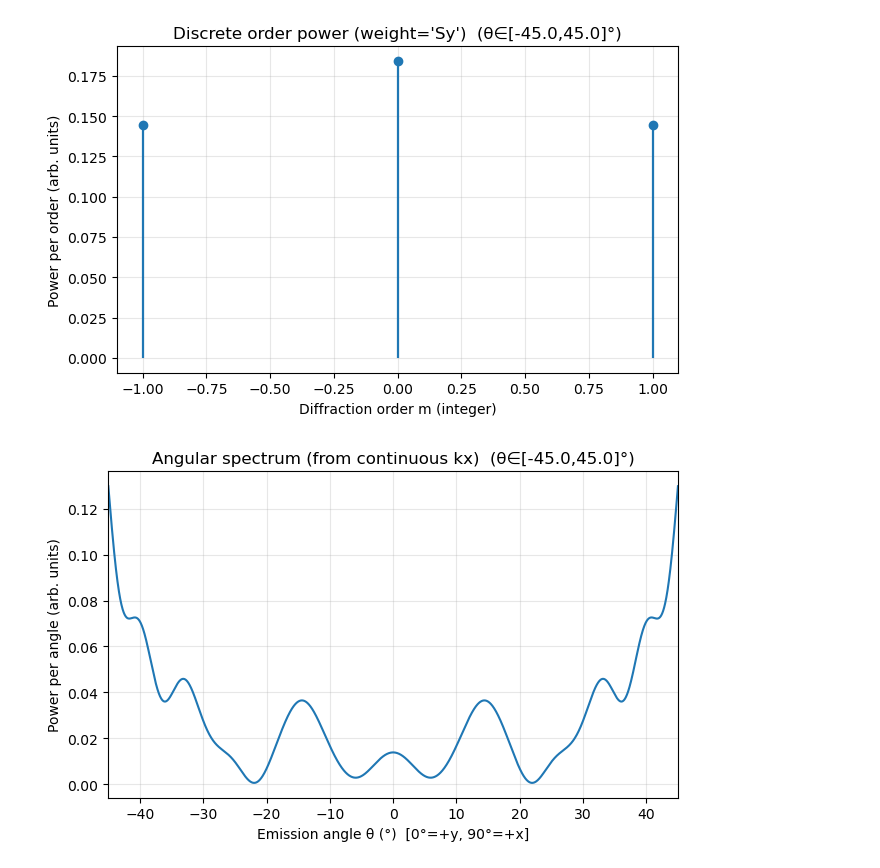
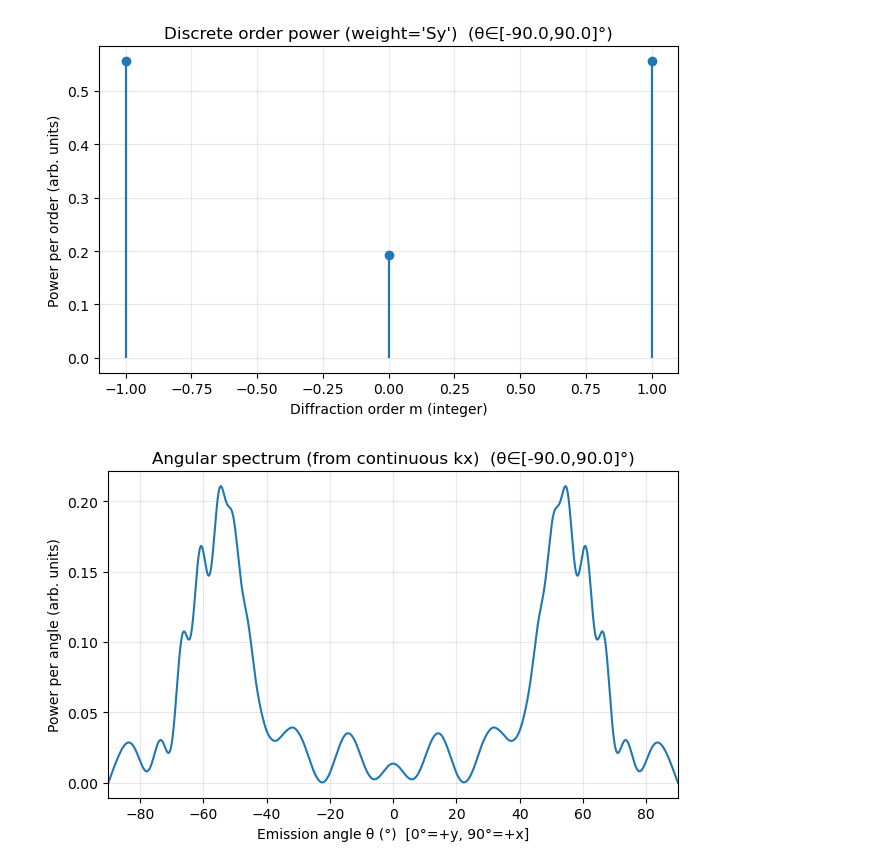
Before and after one commit to M2nion/EIDL, a Jupyter notebook: Tool/Meep/LGD/LGD setup/Mode decomposition/Kyungmin/2025/08/05/Singlelayer/Mode decomposition/FOM fourier field/OLED_Singlelayer_modedecomposition_structureo.ipynb, the cells around one changed output. Cells and saved outputs as stored; diff of their text form; code cells hidden in the pictures.

```diff
--- a/Tool/Meep/LGD/LGD setup/Mode decomposition/Kyungmin/2025/08/05/Singlelayer/Mode decomposition/FOM fourier field/OLED_Singlelayer_modedecomposition_structureo.ipynb
+++ b/Tool/Meep/LGD/LGD setup/Mode decomposition/Kyungmin/2025/08/05/Singlelayer/Mode decomposition/FOM fourier field/OLED_Singlelayer_modedecomposition_structureo.ipynb
@@ -70,8 +70,8 @@ boundary_layers = [
 ]
 # %%
 # 셀 크기 설정
-# cell_size = mp.Vector3(Sx*3, Sy)
-cell_size = mp.Vector3(width_bot_ag*3, Sy)
+decom_size = width_bot_ag*3
+cell_size = mp.Vector3(decom_size, Sy)
 
 # 기본 지오메트리 정의
 geometry = [
@@ -197,7 +197,7 @@ sims = [
 ]
 
 monitor_position_J = mp.Vector3(0, center_y_monitor_position)
-monitor_size = mp.Vector3(width_bot_ag*3, 0)
+monitor_size = mp.Vector3(decom_size, 0)
 
 dft_monitor = sims[0].add_dft_fields([mp.Ez], fcen,0,1, center = monitor_position_J, size = monitor_size, yee_grid=True)
 
@@ -233,7 +233,7 @@ Warning: grid volume is not an integer number of pixels; cell size will be round
 
 # sims[0].run(until_after_sources = mp.stop_when_dft_decayed())
 # sims[0].run(until_after_sources=mp.stop_when_dft_decayed())
-sims[0].run(until=200)
+sims[0].run(until=300)
 Ez_dft =sims[0].get_dft_array(dft_monitor,mp.Ez,0)
 
 sims[0].plot2D()
@@ -584,8 +481,8 @@ weight       = 'Sy'                     # 'none' 또는 'Sy' (라인 윗면 법
 
 # === ANGLE MASK ===
 USE_ANGLE_MASK = True                  # False로 두면 마스크 비활성화
-theta_min_deg  = -45                 # 보고 싶은 각도 범위(도)
-theta_max_deg  = +45
+theta_min_deg  = -90                 # 보고 싶은 각도 범위(도)
+theta_max_deg  = +90
 
 # ------------------------------ 전처리 ------------------------------
 Ez = Ez_dft.astype(np.complex128)
@@ -709,3 +606,3 @@ plt.show()
-[figure, old version]
+[figure, new version]
-[figure, old version]
+[figure, new version]
 # %%
```
Also changed, not shown: parts of 16 cells of this notebook, 11 other files.
